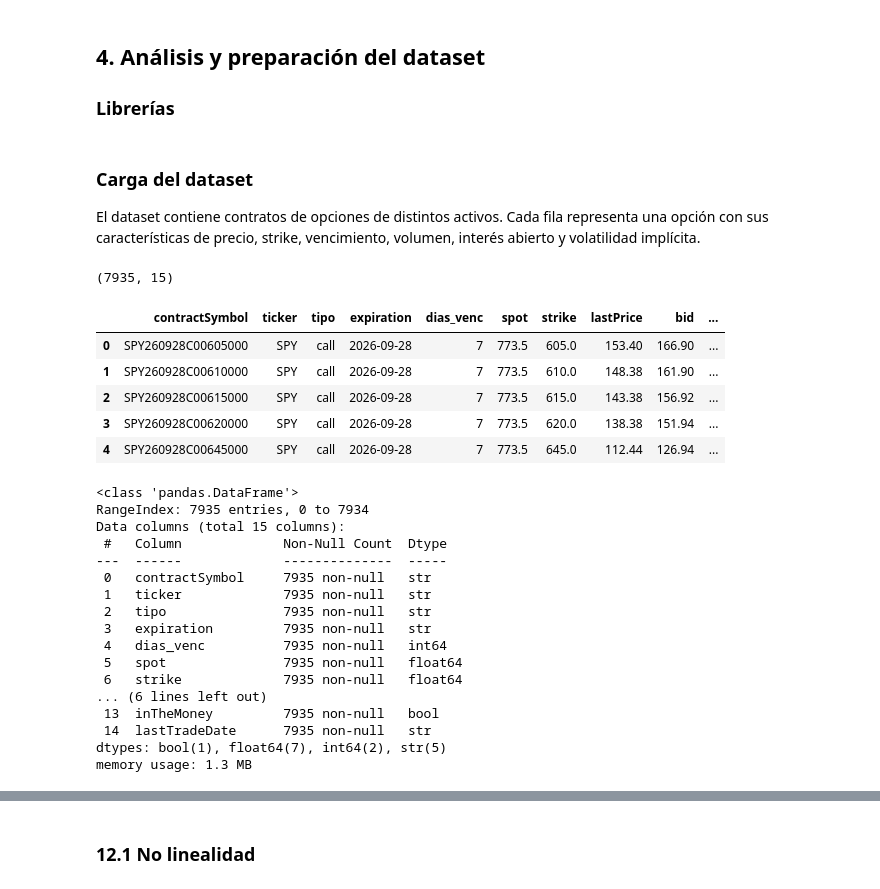
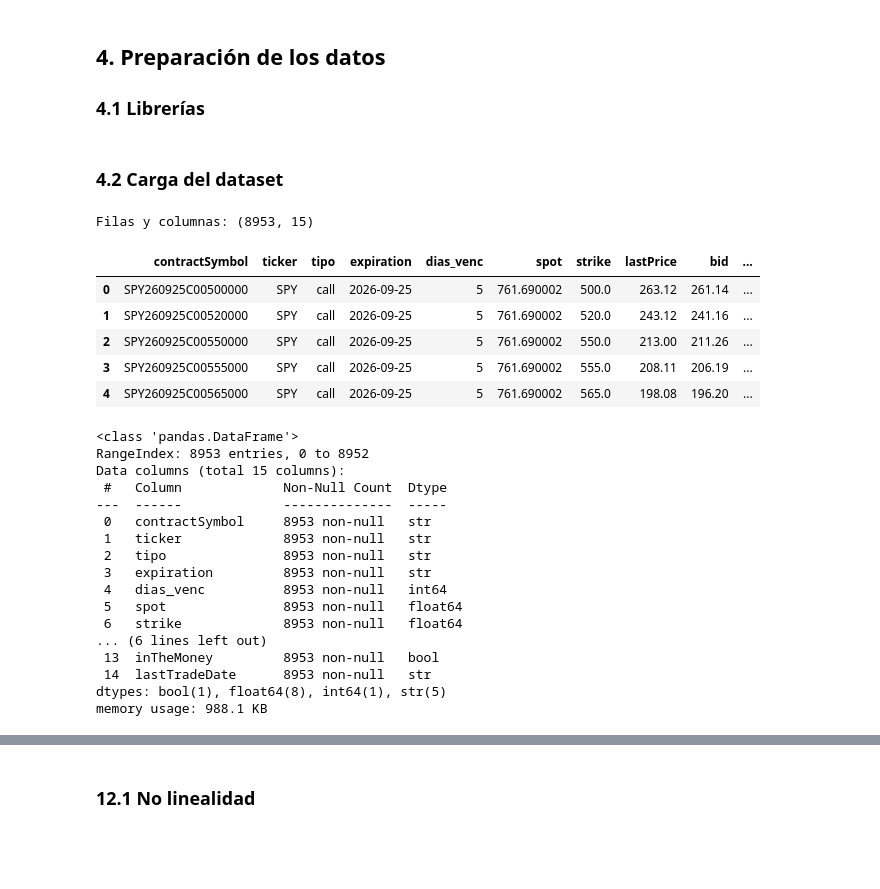
Before and after one commit to AlexaValdi/Lab_3, a Jupyter notebook: Proyecto_Regresion_Volatilidad_Implicita.ipynb, the cells around one changed output, grey strips where cells are left out. Saved outputs shown, nothing was run; the diff lists cells and outputs as text; code cells hidden in the pictures; blank space fills up the shorter version.

```diff
--- a/Proyecto_Regresion_Volatilidad_Implicita.ipynb
+++ b/Proyecto_Regresion_Volatilidad_Implicita.ipynb
@@ -83,0 +326,4 @@ En este proyecto queremos analizar si variables como el strike respecto al preci
+# %% [markdown]
+## 4. Preparación de los datos
+
+### 4.1 Librerías
@@ -84,4 +351,2 @@ En este proyecto queremos analizar si variables como el strike respecto al preci
 # %% [markdown]
-## 4. Análisis y preparación del dataset
-
-### Librerías
+### 4.2 Carga del dataset
@@ -103,40 +353,36 @@ from statsmodels.stats.diagnostic import het_breuschpagan, linear_reset
-# %% [markdown]
-### Carga del dataset
-
-El dataset contiene contratos de opciones de distintos activos. Cada fila representa una opción con sus características de precio, strike, vencimiento, volumen, interés abierto y volatilidad implícita.
 # %%
-data = pd.read_csv('/Users/alevaldivia/Downloads/Lab_3/opciones_cadena.csv')
+data = pd.read_csv('data/opciones_cadena.csv')
 
-print(data.shape)
+print('Filas y columnas:', data.shape)
 data.head()
 # %% [output]
-(7935, 15)
+Filas y columnas: (8953, 15)
 |  | contractSymbol | ticker | tipo | expiration | dias_venc | spot | strike | lastPrice | bid | ... |
-| 0 | SPY260928C00605000 | SPY | call | 2026-09-28 | 7 | 773.5 | 605.0 | 153.40 | 166.90 | ... |
-| 1 | SPY260928C00610000 | SPY | call | 2026-09-28 | 7 | 773.5 | 610.0 | 148.38 | 161.90 | ... |
-| 2 | SPY260928C00615000 | SPY | call | 2026-09-28 | 7 | 773.5 | 615.0 | 143.38 | 156.92 | ... |
-| 3 | SPY260928C00620000 | SPY | call | 2026-09-28 | 7 | 773.5 | 620.0 | 138.38 | 151.94 | ... |
-| 4 | SPY260928C00645000 | SPY | call | 2026-09-28 | 7 | 773.5 | 645.0 | 112.44 | 126.94 | ... |
+| 0 | SPY260925C00500000 | SPY | call | 2026-09-25 | 5 | 761.690002 | 500.0 | 263.12 | 261.14 | ... |
+| 1 | SPY260925C00520000 | SPY | call | 2026-09-25 | 5 | 761.690002 | 520.0 | 243.12 | 241.16 | ... |
+| 2 | SPY260925C00550000 | SPY | call | 2026-09-25 | 5 | 761.690002 | 550.0 | 213.00 | 211.26 | ... |
+| 3 | SPY260925C00555000 | SPY | call | 2026-09-25 | 5 | 761.690002 | 555.0 | 208.11 | 206.19 | ... |
+| 4 | SPY260925C00565000 | SPY | call | 2026-09-25 | 5 | 761.690002 | 565.0 | 198.08 | 196.20 | ... |
 # %%
 data.info()
 # %% [output]
 <class 'pandas.DataFrame'>
-RangeIndex: 7935 entries, 0 to 7934
+RangeIndex: 8953 entries, 0 to 8952
 Data columns (total 15 columns):
  #   Column             Non-Null Count  Dtype
 ---  ------             --------------  -----
- 0   contractSymbol     7935 non-null   str
- 1   ticker             7935 non-null   str
- 2   tipo               7935 non-null   str
- 3   expiration         7935 non-null   str
- 4   dias_venc          7935 non-null   int64
- 5   spot               7935 non-null   float64
- 6   strike             7935 non-null   float64
+ 0   contractSymbol     8953 non-null   str
+ 1   ticker             8953 non-null   str
+ 2   tipo               8953 non-null   str
+ 3   expiration         8953 non-null   str
+ 4   dias_venc          8953 non-null   int64
+ 5   spot               8953 non-null   float64
+ 6   strike             8953 non-null   float64
 ... (6 lines left out)
- 13  inTheMoney         7935 non-null   bool
- 14  lastTradeDate      7935 non-null   str
-dtypes: bool(1), float64(7), int64(2), str(5)
-memory usage: 1.3 MB
+ 13  inTheMoney         8953 non-null   bool
+ 14  lastTradeDate      8953 non-null   str
+dtypes: bool(1), float64(8), int64(1), str(5)
+memory usage: 988.1 KB
 # %%
 data.describe()
 # %% [output]
```
Also changed, not shown: parts of 154 cells of this notebook.
